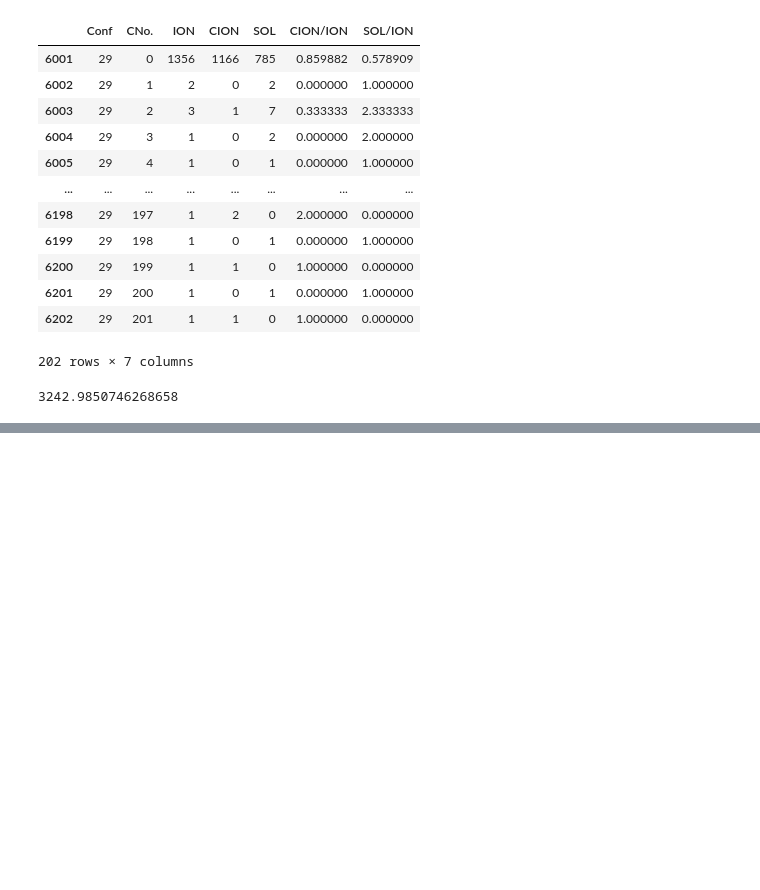
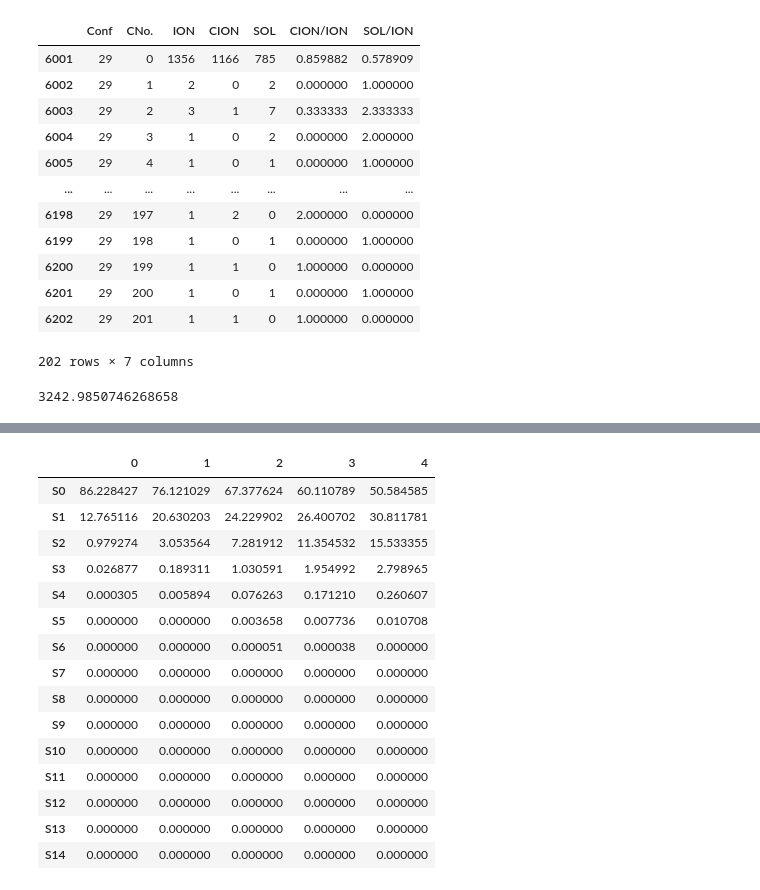
Before and after one commit to avi1299/KDP_Clustering, a Jupyter notebook: CSV_analyser.ipynb, the cells around one changed output, grey strips where cells are left out. Saved outputs shown, nothing was run; the diff lists cells and outputs as text; code cells hidden in the pictures; blank space fills up the shorter version.

```diff
--- a/CSV_analyser.ipynb
+++ b/CSV_analyser.ipynb
@@ -233,0 +303,25 @@ df['SOL'].sum()/conf_number
+# %%
+df_res=pd.DataFrame((df_SOL_bsh/df_SOL_bsh.iloc[0].sum()*100).mean())
+df_res[1]=(df_SOL_bs1/df_SOL_bs1.iloc[0].sum()*100).mean()
+df_res[2]=(df_SOL_bs2/df_SOL_bs2.iloc[0].sum()*100).mean()
+df_res[3]=(df_SOL_bs3/df_SOL_bs3.iloc[0].sum()*100).mean()
+df_res[4]=(df_SOL_bs4/df_SOL_bs4.iloc[0].sum()*100).mean()
+# %%
+df_res
+# %% [output]
+|  | 0 | 1 | 2 | 3 | 4 |
+| S0 | 86.228427 | 76.121029 | 67.377624 | 60.110789 | 50.584585 |
+| S1 | 12.765116 | 20.630203 | 24.229902 | 26.400702 | 30.811781 |
+| S2 | 0.979274 | 3.053564 | 7.281912 | 11.354532 | 15.533355 |
+| S3 | 0.026877 | 0.189311 | 1.030591 | 1.954992 | 2.798965 |
+| S4 | 0.000305 | 0.005894 | 0.076263 | 0.171210 | 0.260607 |
+| S5 | 0.000000 | 0.000000 | 0.003658 | 0.007736 | 0.010708 |
+| S6 | 0.000000 | 0.000000 | 0.000051 | 0.000038 | 0.000000 |
+| S7 | 0.000000 | 0.000000 | 0.000000 | 0.000000 | 0.000000 |
+| S8 | 0.000000 | 0.000000 | 0.000000 | 0.000000 | 0.000000 |
+| S9 | 0.000000 | 0.000000 | 0.000000 | 0.000000 | 0.000000 |
+| S10 | 0.000000 | 0.000000 | 0.000000 | 0.000000 | 0.000000 |
+| S11 | 0.000000 | 0.000000 | 0.000000 | 0.000000 | 0.000000 |
+| S12 | 0.000000 | 0.000000 | 0.000000 | 0.000000 | 0.000000 |
+| S13 | 0.000000 | 0.000000 | 0.000000 | 0.000000 | 0.000000 |
+| S14 | 0.000000 | 0.000000 | 0.000000 | 0.000000 | 0.000000 |
```
Also changed, not shown: parts of 13 cells of this notebook, 9 other files.
